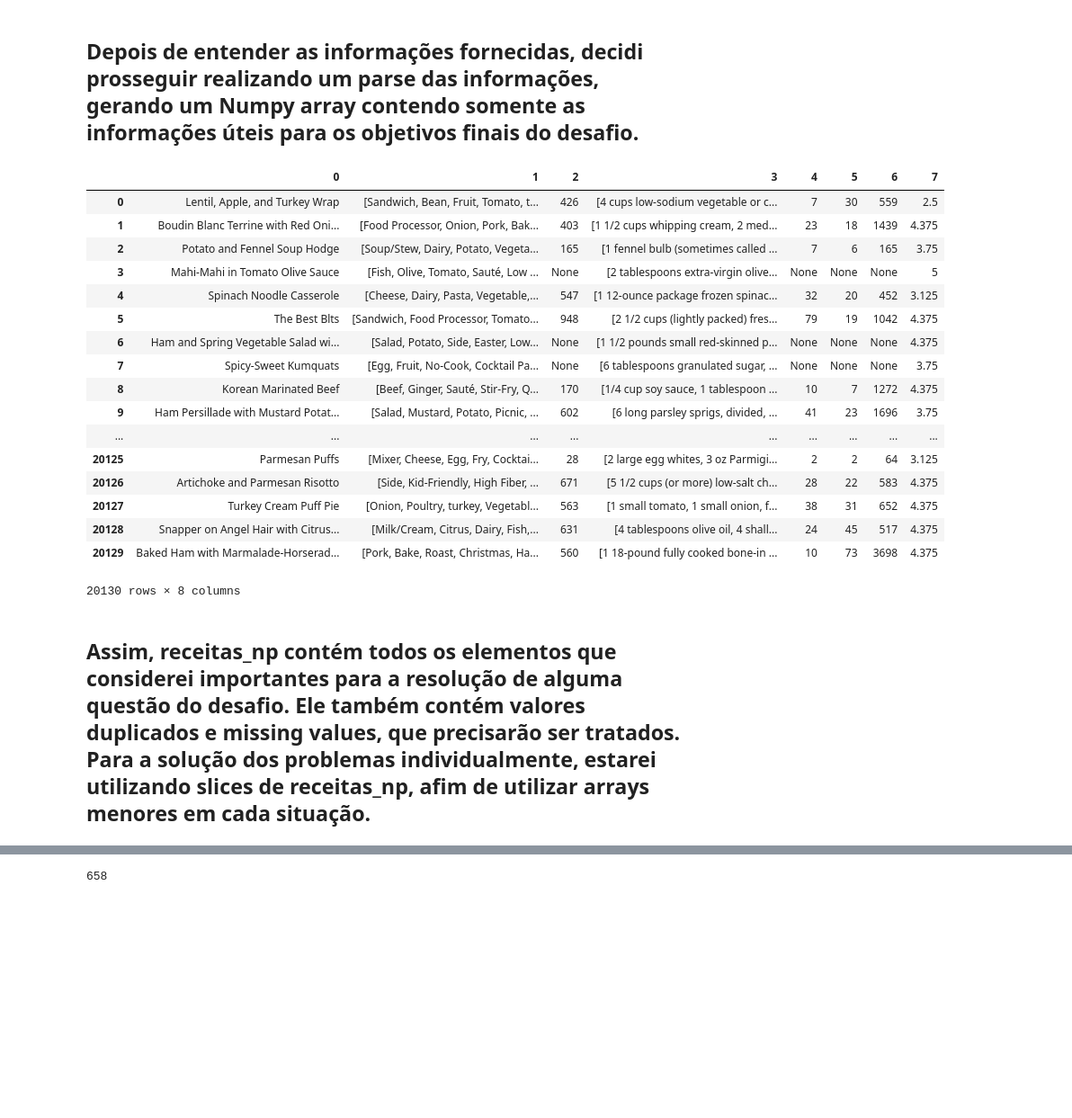
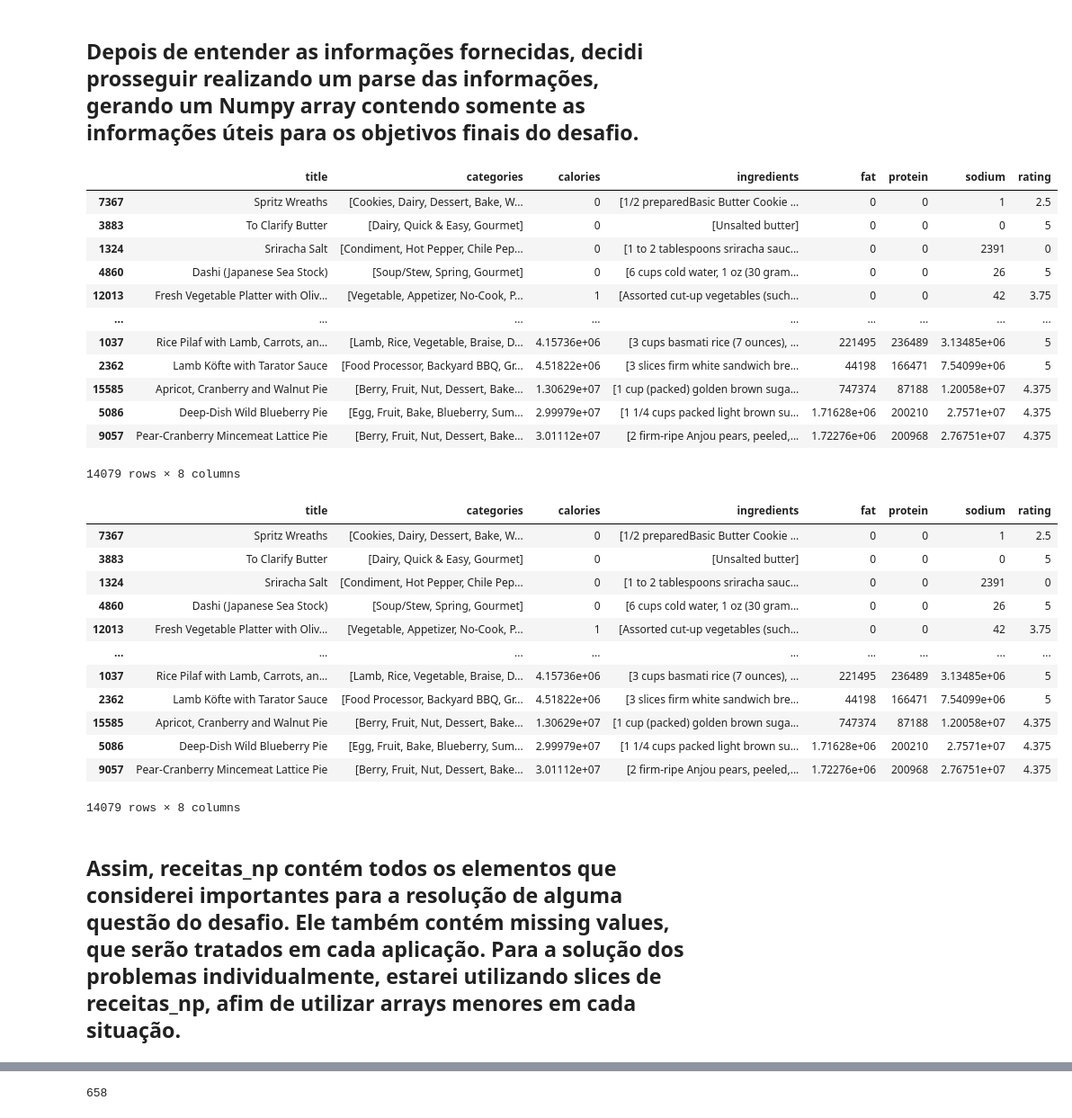
Before and after one commit to BrunoVox/Oncase-DS, a Jupyter notebook: main.ipynb, the cells around one changed output, grey strips where cells are left out. Shown at 90% size. Drawn from its saved outputs; the diff is of its cells as text; code cells hidden in the pictures; blank space fills up the shorter version.

```diff
--- a/main.ipynb
+++ b/main.ipynb
@@ -64,24 +66,53 @@ for i in range(len(data)):
-# %%
-df = pd.DataFrame(receitas_np)
-display(df)
-# %% [output]
-|  | 0 | 1 | 2 | 3 | 4 | 5 | 6 | 7 |
-| 0 | Lentil, Apple, and Turkey Wrap | [Sandwich, Bean, Fruit, Tomato, t... | 426 | [4 cups low-sodium vegetable or c... | 7 | 30 | 559 | 2.5 |
-| 1 | Boudin Blanc Terrine with Red Oni... | [Food Processor, Onion, Pork, Bak... | 403 | [1 1/2 cups whipping cream, 2 med... | 23 | 18 | 1439 | 4.375 |
-| 2 | Potato and Fennel Soup Hodge | [Soup/Stew, Dairy, Potato, Vegeta... | 165 | [1 fennel bulb (sometimes called ... | 7 | 6 | 165 | 3.75 |
-| 3 | Mahi-Mahi in Tomato Olive Sauce | [Fish, Olive, Tomato, Sauté, Low ... | None | [2 tablespoons extra-virgin olive... | None | None | None | 5 |
-| 4 | Spinach Noodle Casserole | [Cheese, Dairy, Pasta, Vegetable,... | 547 | [1 12-ounce package frozen spinac... | 32 | 20 | 452 | 3.125 |
-| 5 | The Best Blts | [Sandwich, Food Processor, Tomato... | 948 | [2 1/2 cups (lightly packed) fres... | 79 | 19 | 1042 | 4.375 |
-| 6 | Ham and Spring Vegetable Salad wi... | [Salad, Potato, Side, Easter, Low... | None | [1 1/2 pounds small red-skinned p... | None | None | None | 4.375 |
-| 7 | Spicy-Sweet Kumquats | [Egg, Fruit, No-Cook, Cocktail Pa... | None | [6 tablespoons granulated sugar, ... | None | None | None | 3.75 |
-| 8 | Korean Marinated Beef | [Beef, Ginger, Sauté, Stir-Fry, Q... | 170 | [1/4 cup soy sauce, 1 tablespoon ... | 10 | 7 | 1272 | 4.375 |
-| 9 | Ham Persillade with Mustard Potat... | [Salad, Mustard, Potato, Picnic, ... | 602 | [6 long parsley sprigs, divided, ... | 41 | 23 | 1696 | 3.75 |
-| ... | ... | ... | ... | ... | ... | ... | ... | ... |
-| 20125 | Parmesan Puffs | [Mixer, Cheese, Egg, Fry, Cocktai... | 28 | [2 large egg whites, 3 oz Parmigi... | 2 | 2 | 64 | 3.125 |
-| 20126 | Artichoke and Parmesan Risotto | [Side, Kid-Friendly, High Fiber, ... | 671 | [5 1/2 cups (or more) low-salt ch... | 28 | 22 | 583 | 4.375 |
-| 20127 | Turkey Cream Puff Pie | [Onion, Poultry, turkey, Vegetabl... | 563 | [1 small tomato, 1 small onion, f... | 38 | 31 | 652 | 4.375 |
-| 20128 | Snapper on Angel Hair with Citrus... | [Milk/Cream, Citrus, Dairy, Fish,... | 631 | [4 tablespoons olive oil, 4 shall... | 24 | 45 | 517 | 4.375 |
-| 20129 | Baked Ham with Marmalade-Horserad... | [Pork, Bake, Roast, Christmas, Ha... | 560 | [1 18-pound fully cooked bone-in ... | 10 | 73 | 3698 | 4.375 |
-20130 rows × 8 columns
+# %%
+df = pd.DataFrame(receitas_np).drop_duplicates(subset=0)
+display(df.rename(columns={
+    0: 'title',
+    1: 'categories',
+    2: 'calories',
+    3: 'ingredients',
+    4: 'fat',
+    5: 'protein',
+    6: 'sodium',
+    7: 'rating'
+}).sort_values('calories'))
+# %% [output]
+|  | title | categories | calories | ingredients | fat | protein | sodium | rating |
+| 7367 | Spritz Wreaths | [Cookies, Dairy, Dessert, Bake, W... | 0 | [1/2 preparedBasic Butter Cookie ... | 0 | 0 | 1 | 2.5 |
+| 3883 | To Clarify Butter | [Dairy, Quick & Easy, Gourmet] | 0 | [Unsalted butter] | 0 | 0 | 0 | 5 |
+| 1324 | Sriracha Salt | [Condiment, Hot Pepper, Chile Pep... | 0 | [1 to 2 tablespoons sriracha sauc... | 0 | 0 | 2391 | 0 |
+| 4860 | Dashi (Japanese Sea Stock) | [Soup/Stew, Spring, Gourmet] | 0 | [6 cups cold water, 1 oz (30 gram... | 0 | 0 | 26 | 5 |
+| 12013 | Fresh Vegetable Platter with Oliv... | [Vegetable, Appetizer, No-Cook, P... | 1 | [Assorted cut-up vegetables (such... | 0 | 0 | 42 | 3.75 |
+| ... | ... | ... | ... | ... | ... | ... | ... | ... |
+| 1037 | Rice Pilaf with Lamb, Carrots, an... | [Lamb, Rice, Vegetable, Braise, D... | 4.15736e+06 | [3 cups basmati rice (7 ounces), ... | 221495 | 236489 | 3.13485e+06 | 5 |
+| 2362 | Lamb Köfte with Tarator Sauce | [Food Processor, Backyard BBQ, Gr... | 4.51822e+06 | [3 slices firm white sandwich bre... | 44198 | 166471 | 7.54099e+06 | 5 |
+| 15585 | Apricot, Cranberry and Walnut Pie | [Berry, Fruit, Nut, Dessert, Bake... | 1.30629e+07 | [1 cup (packed) golden brown suga... | 747374 | 87188 | 1.20058e+07 | 4.375 |
+| 5086 | Deep-Dish Wild Blueberry Pie | [Egg, Fruit, Bake, Blueberry, Sum... | 2.99979e+07 | [1 1/4 cups packed light brown su... | 1.71628e+06 | 200210 | 2.7571e+07 | 4.375 |
+| 9057 | Pear-Cranberry Mincemeat Lattice Pie | [Berry, Fruit, Nut, Dessert, Bake... | 3.01112e+07 | [2 firm-ripe Anjou pears, peeled,... | 1.72276e+06 | 200968 | 2.76751e+07 | 4.375 |
+14079 rows × 8 columns
+# %%
+df.rename(columns={
+    0: 'title',
+    1: 'categories',
+    2: 'calories',
+    3: 'ingredients',
+    4: 'fat',
+    5: 'protein',
+    6: 'sodium',
+    7: 'rating'
+}).sort_values('calories')
+# %% [output]
+|  | title | categories | calories | ingredients | fat | protein | sodium | rating |
+| 7367 | Spritz Wreaths | [Cookies, Dairy, Dessert, Bake, W... | 0 | [1/2 preparedBasic Butter Cookie ... | 0 | 0 | 1 | 2.5 |
+| 3883 | To Clarify Butter | [Dairy, Quick & Easy, Gourmet] | 0 | [Unsalted butter] | 0 | 0 | 0 | 5 |
+| 1324 | Sriracha Salt | [Condiment, Hot Pepper, Chile Pep... | 0 | [1 to 2 tablespoons sriracha sauc... | 0 | 0 | 2391 | 0 |
+| 4860 | Dashi (Japanese Sea Stock) | [Soup/Stew, Spring, Gourmet] | 0 | [6 cups cold water, 1 oz (30 gram... | 0 | 0 | 26 | 5 |
+| 12013 | Fresh Vegetable Platter with Oliv... | [Vegetable, Appetizer, No-Cook, P... | 1 | [Assorted cut-up vegetables (such... | 0 | 0 | 42 | 3.75 |
+| ... | ... | ... | ... | ... | ... | ... | ... | ... |
+| 1037 | Rice Pilaf with Lamb, Carrots, an... | [Lamb, Rice, Vegetable, Braise, D... | 4.15736e+06 | [3 cups basmati rice (7 ounces), ... | 221495 | 236489 | 3.13485e+06 | 5 |
+| 2362 | Lamb Köfte with Tarator Sauce | [Food Processor, Backyard BBQ, Gr... | 4.51822e+06 | [3 slices firm white sandwich bre... | 44198 | 166471 | 7.54099e+06 | 5 |
+| 15585 | Apricot, Cranberry and Walnut Pie | [Berry, Fruit, Nut, Dessert, Bake... | 1.30629e+07 | [1 cup (packed) golden brown suga... | 747374 | 87188 | 1.20058e+07 | 4.375 |
+| 5086 | Deep-Dish Wild Blueberry Pie | [Egg, Fruit, Bake, Blueberry, Sum... | 2.99979e+07 | [1 1/4 cups packed light brown su... | 1.71628e+06 | 200210 | 2.7571e+07 | 4.375 |
+| 9057 | Pear-Cranberry Mincemeat Lattice Pie | [Berry, Fruit, Nut, Dessert, Bake... | 3.01112e+07 | [2 firm-ripe Anjou pears, peeled,... | 1.72276e+06 | 200968 | 2.76751e+07 | 4.375 |
+14079 rows × 8 columns
 # %% [markdown]
-## Assim, receitas_np contém todos os elementos que considerei importantes para a resolução de alguma questão do desafio. Ele também contém valores duplicados e missing values, que precisarão ser tratados. Para a solução dos problemas individualmente, estarei utilizando slices de receitas_np, afim de utilizar arrays menores em cada situação.
+## Assim, receitas_np contém todos os elementos que considerei importantes para a resolução de alguma questão do desafio. Ele também contém missing values, que serão tratados em cada aplicação. Para a solução dos problemas individualmente, estarei utilizando slices de receitas_np, afim de utilizar arrays menores em cada situação.
```
Also changed, not shown: parts of 18 cells of this notebook.
